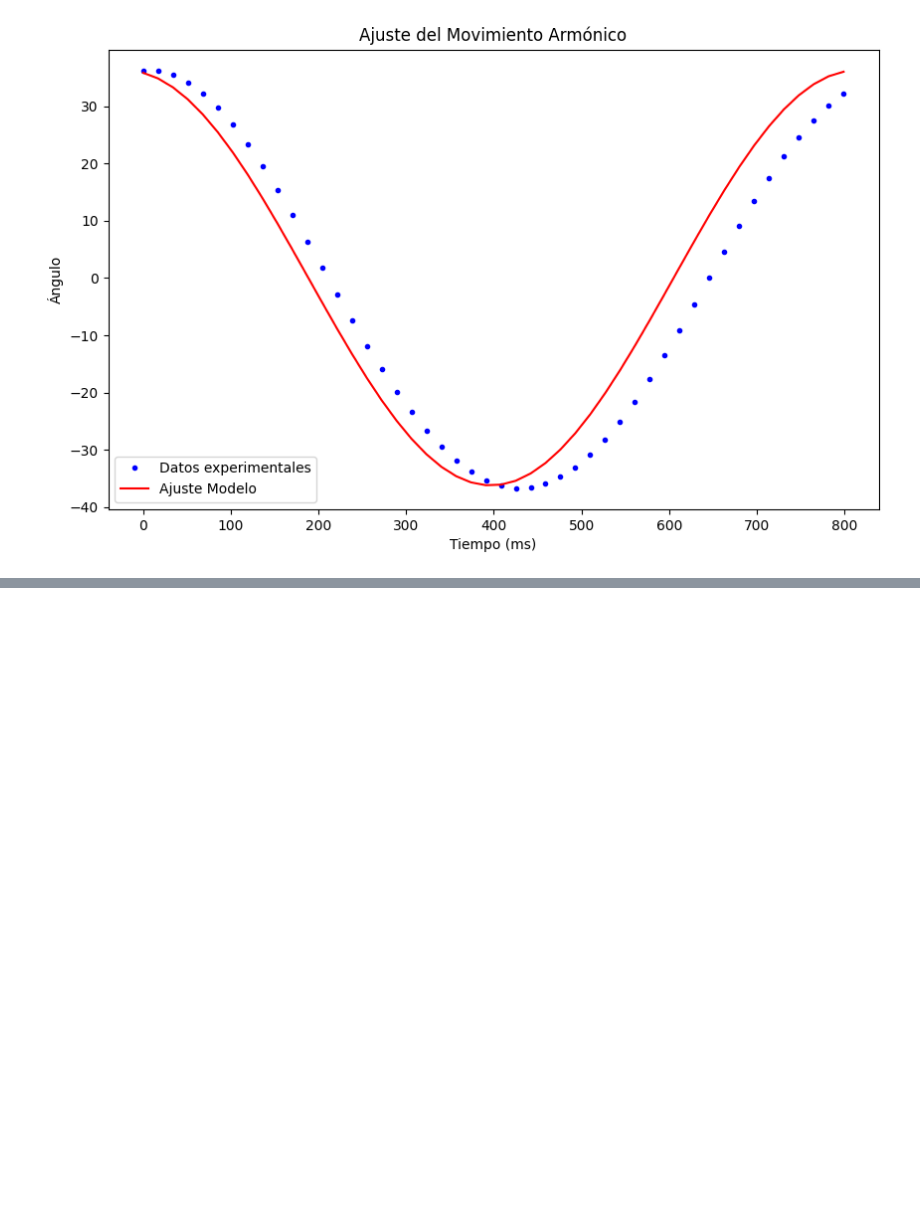
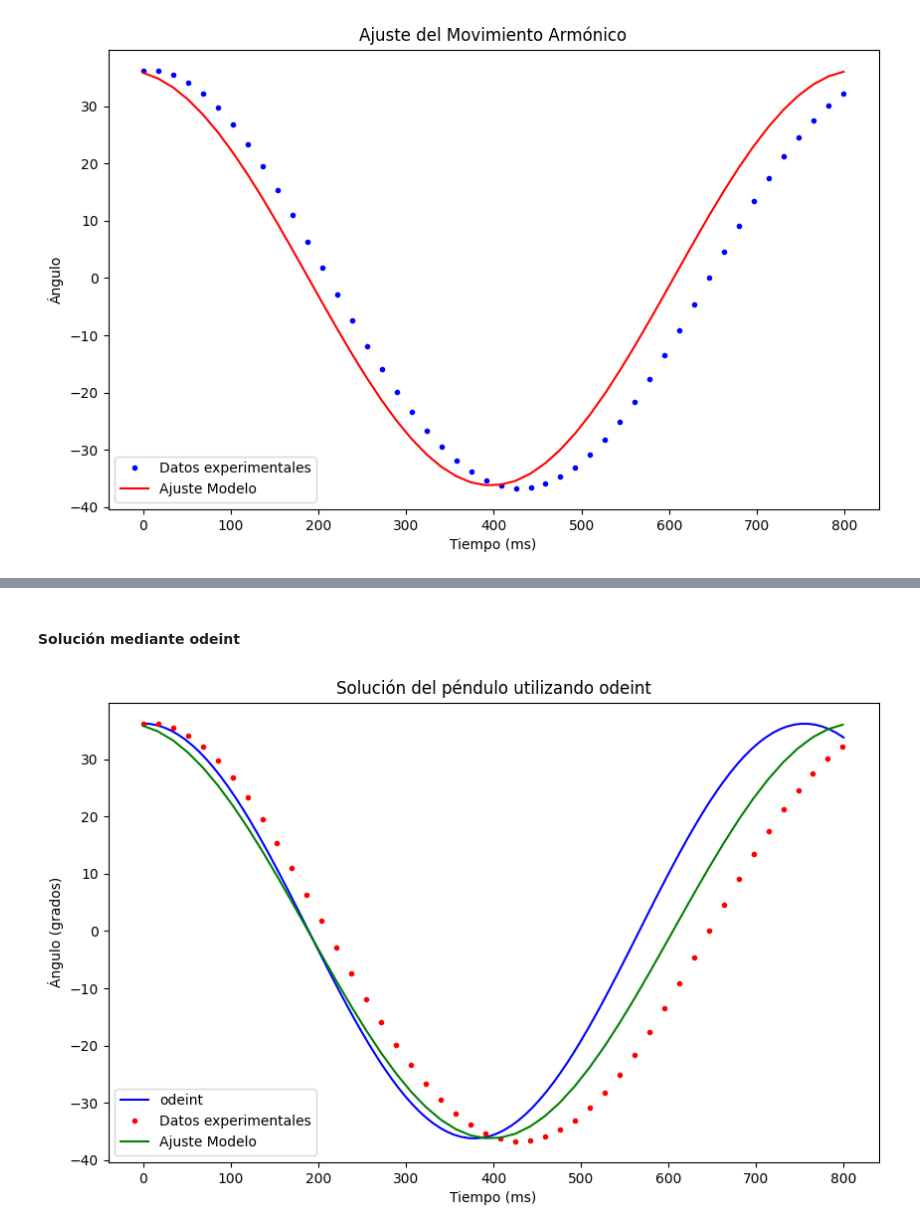
Before and after one commit to JuanMcd/ProgIngenieria_Pendulo, a Jupyter notebook: Labor_pendulo.ipynb, the cells around one changed output, grey strips where cells are left out. Saved outputs shown, nothing was run; the diff lists cells and outputs as text; code cells hidden in the pictures; blank space fills up the shorter version.

```diff
--- a/Labor_pendulo.ipynb
+++ b/Labor_pendulo.ipynb
@@ -83,0 +127,2 @@ plt.show()
+# %% [markdown]
+#### Solución mediante **odeint**
@@ -83,0 +136,2 @@ plt.show()
+# %%
+t_span = np.linspace(0, 0.8, 100)
@@ -83,0 +150,12 @@ plt.show()
+# %%
+plt.figure(figsize=(10, 6))
+plt.plot(t_span*1000, solucion_deg, 'b-', label='odeint')  # Convertir tiempo a milisegundos
+plt.plot(tiempo_g, angulos_g, 'r.', label='Datos experimentales')
+plt.plot(tiempo_g, modelo_pendulo(tiempo_g, max(angulos_g), omega_n_opt, phi_opt), 'g-', label='Ajuste Modelo')
+plt.title('Solución del péndulo utilizando odeint')
+plt.xlabel('Tiempo (ms)')
+plt.ylabel('Ángulo (grados)')
+plt.legend()
+plt.show()
+# %% [output]
+[figure, added]
```
Also changed, not shown: parts of 13 cells of this notebook.
